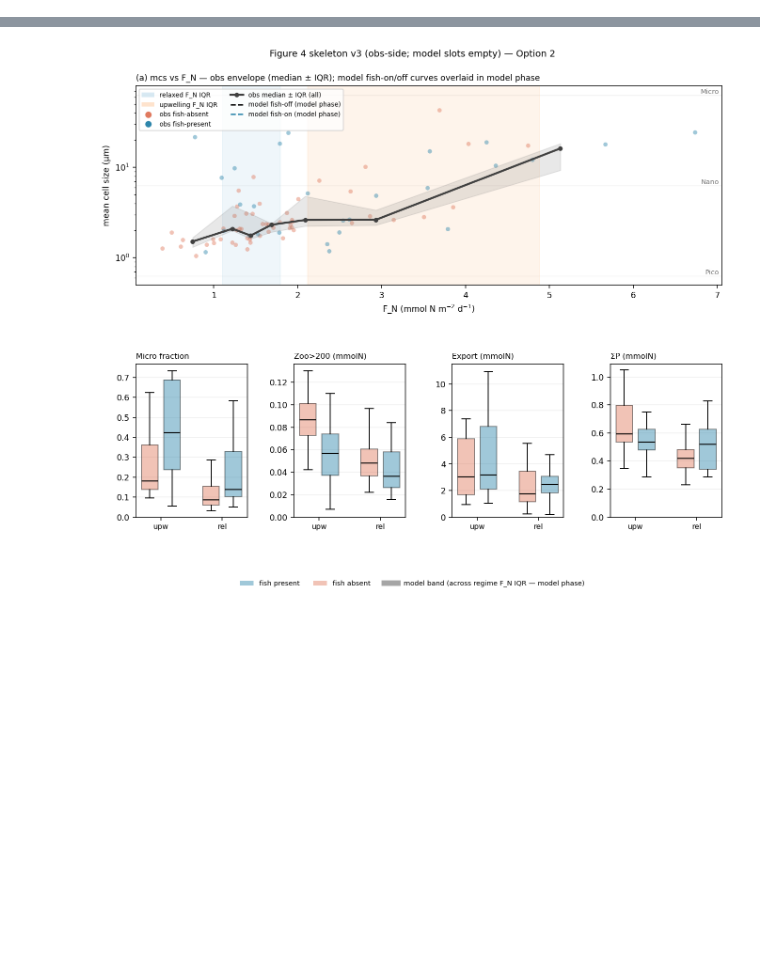
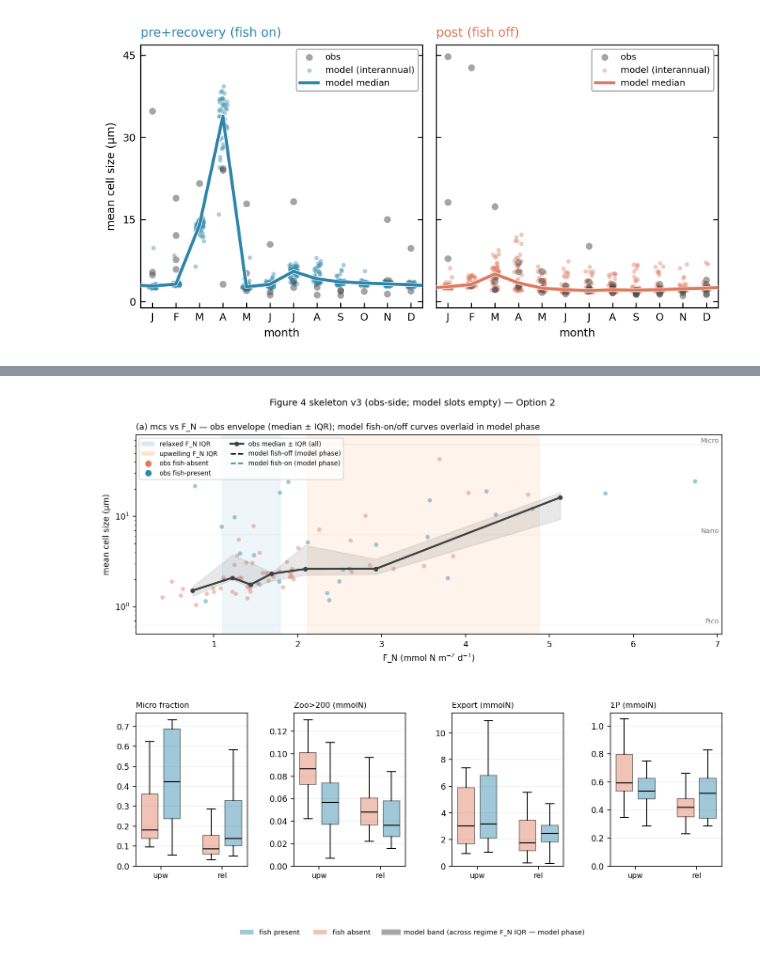
Before and after one commit to ben1post/SSMCariaco, a Jupyter notebook: plots/FIGURE_4.ipynb, the cells around one changed output, grey strips where cells are left out. Cells and saved outputs as stored; diff of their text form; code cells hidden in the pictures; blank space fills up the shorter version.

```diff
--- a/plots/FIGURE_4.ipynb
+++ b/plots/FIGURE_4.ipynb
@@ -1,3 +1,9 @@
+# %%
+import os
+for v in ('OMP_NUM_THREADS', 'OPENBLAS_NUM_THREADS', 'MKL_NUM_THREADS',
+          'VECLIB_MAXIMUM_THREADS', 'NUMEXPR_NUM_THREADS'):
+    os.environ[v] = '1'
+# then numpy / xso / ssh imports BELOW this line
 # %%
 import os, sys
 import numpy as np
@@ -10,0 +129,84 @@ sys.path.insert(0, os.path.abspath('../parameter_scan'))
+# %%
+%config InlineBackend.figure_format = 'retina'
+import numpy as np, matplotlib.pyplot as plt, matplotlib.patheffects as pe
+from matplotlib.ticker import NullLocator, MaxNLocator
+import fig4_panels as f4, seasonal_scan_harness as ssh
+plt.rcParams.update({'figure.dpi': 140, 'savefig.dpi': 200, 'font.size': 9,
+                     'axes.titlesize': 9, 'axes.labelsize': 8, 'legend.frameon': False})
+
+MARK_REGIMES         = False   # False: one plain obs cloud; True: ring transition, x unclassified
+SHOW_MISSING_FORCING = False   # False: forcing-complete months only; True: include FN-present incomplete
+LOG_Y                = False    # True: log-µm y-axis (Fig 1/3 ticks); False: linear
+METRIC               = 'mcs'   # obs/model series to cycle (mcs, micro, Z200, sumP, PP, ...)
+OBS_C                = '0.30'  # obs grey (matches the seasonal cycle panel)
+UM_TICKS             = [1, 2, 5, 10, 20, 40]
+MLAB                 = {'mcs': 'mean cell size (µm)'}
+
+D     = f4.load_output()
+obs_m = ssh.build_obs_monthly(['pre+recovery', 'post'], forcing_complete=not SHOW_MISSING_FORCING)
+
+ERAS    = {'pre+recovery': 0.4, 'post': 0.0}
+ERA_COL = {'pre+recovery': '#2E86AB', 'post': '#E07A5F'}
+ERA_LAB = {'pre+recovery': 'pre+recovery (fish on)', 'post': 'post (fish off)'}
+_MO  = np.arange(1, 13); _MONTH_INI = list('JFMAMJJASOND')
+_RNG = np.random.default_rng(0)
+HALO3 = [pe.withStroke(linewidth=3.0, foreground='white')]
+
+def peryear_month(r, key, spin=15):
+    keep = r['t'] >= spin * 365.0
+    t, v = r['t'][keep], np.asarray(r[key], float)[keep]
+    mo = np.clip(np.searchsorted(ssh._MEDGES, np.mod(t, 365.0), 'right') + 1, 1, 12)
+    yr = (t // 365.0).astype(int); out = []
+    for y in np.unique(yr):
+        for m in _MO:
+            sel = v[(yr == y) & (mo == m)]; sel = sel[np.isfinite(sel)]
+            if sel.size: out.append((m, sel.mean()))
+    return np.array(out) if out else np.empty((0, 2))
+
+def emptiest_corner(ax, P):
+    x0, x1 = ax.get_xlim(); y0, y1 = ax.get_ylim()
+    xm = np.sqrt(x0*x1) if ax.get_xscale()=='log' else 0.5*(x0+x1)
+    ym = np.sqrt(y0*y1) if ax.get_yscale()=='log' else 0.5*(y0+y1)
+    P = np.asarray(P, float); P = P[np.isfinite(P).all(1)]
+    P = P[(P[:,0]>=min(x0,x1))&(P[:,0]<=max(x0,x1))&(P[:,1]>=min(y0,y1))&(P[:,1]<=max(y0,y1))]
+    cnt = {'upper left':((P[:,0]<xm)&(P[:,1]>ym)).sum(),  'upper right':((P[:,0]>xm)&(P[:,1]>ym)).sum(),
+           'lower left':((P[:,0]<xm)&(P[:,1]<ym)).sum(),  'lower right':((P[:,0]>xm)&(P[:,1]<ym)).sum()}
+    return min(cnt, key=cnt.get)
+
+def cycle_panel(ax, era, show_ylabel=True):
+    col = ERA_COL[era]; r = D['runs'][(era, ERAS[era])][1]
+    om = obs_m[era].dropna(subset=[METRIC])
+    if MARK_REGIMES:
+        reg  = om['regime'].astype('object')
+        norm = om[reg.isin(['upwelling','relaxed'])]; tran = om[reg == 'transition']
+        nanr = om[~reg.isin(['upwelling','relaxed','transition'])]
+        ax.scatter(norm['mo'], norm[METRIC], s=24, color=OBS_C, alpha=0.5, lw=0, zorder=3, label='obs')
+        if len(tran): ax.scatter(tran['mo'], tran[METRIC], s=34, facecolors='none', edgecolors=OBS_C, lw=1.1, zorder=4, label='transition')
+        if len(nanr): ax.scatter(nanr['mo'], nanr[METRIC], s=24, marker='x', color='0.55', lw=0.9, zorder=4, label='unclassified')
+    else:
+        ax.scatter(om['mo'], om[METRIC], s=24, color=OBS_C, alpha=0.5, lw=0, zorder=3, label='obs')
+    ym = peryear_month(r, METRIC)
+    if len(ym):
+        ax.scatter(ym[:,0] + _RNG.uniform(-0.18, 0.18, len(ym)), ym[:,1],
+                   s=10, color=col, alpha=0.40, lw=0, zorder=2, label='model (interannual)')
+        med = np.array([np.nanmedian(ym[ym[:,0]==m, 1]) if np.any(ym[:,0]==m) else np.nan for m in _MO])
+        w = (med[0] + med[11]) / 2.0                                  # Dec<->Jan wrap
+        xw = np.r_[0.5, _MO, 12.5]; mw = np.r_[w, med, w]             # extend to both spines
+        ax.plot(xw, mw, '-', color=col, lw=2.2, zorder=4, path_effects=HALO3, label='model median')
+    ax.set_xlim(0.5, 12.5); ax.set_xticks(_MO); ax.set_xticklabels(_MONTH_INI, fontsize=7); ax.set_xlabel('month')
+    if LOG_Y and METRIC == 'mcs':
+        ax.set_yscale('log'); ax.set_yticks(UM_TICKS); ax.set_yticklabels([str(u) for u in UM_TICKS])
+        ax.yaxis.set_minor_locator(NullLocator())
+    else:
+        ax.yaxis.set_major_locator(MaxNLocator(nbins=4))
+    ax.set_ylabel(MLAB.get(METRIC, METRIC) if show_ylabel else '', fontsize=8)
+    ax.set_title(ERA_LAB[era], fontsize=9, loc='left', color=col)
+    ax.tick_params(top=False, right=True, direction='in', labelsize=7.5)
+    P = np.vstack([om[['mo', METRIC]].values, ym]) if len(ym) else om[['mo', METRIC]].values
+    ax.legend(fontsize=6.5, loc=emptiest_corner(ax, P), frameon=True, edgecolor='0.7', framealpha=0.9, borderpad=0.4)
+
+fig, axs = plt.subplots(1, 2, figsize=(6.4, 3.4), sharey=True)
+cycle_panel(axs[0], 'pre+recovery', show_ylabel=True)
+cycle_panel(axs[1], 'post',         show_ylabel=False)
+fig.tight_layout(); plt.show()
+# %% [output]
@@ -10,0 +215 @@ sys.path.insert(0, os.path.abspath('../parameter_scan'))
+[figure, added]
```
Also changed, not shown: parts of 16 cells of this notebook, 8 other files.
